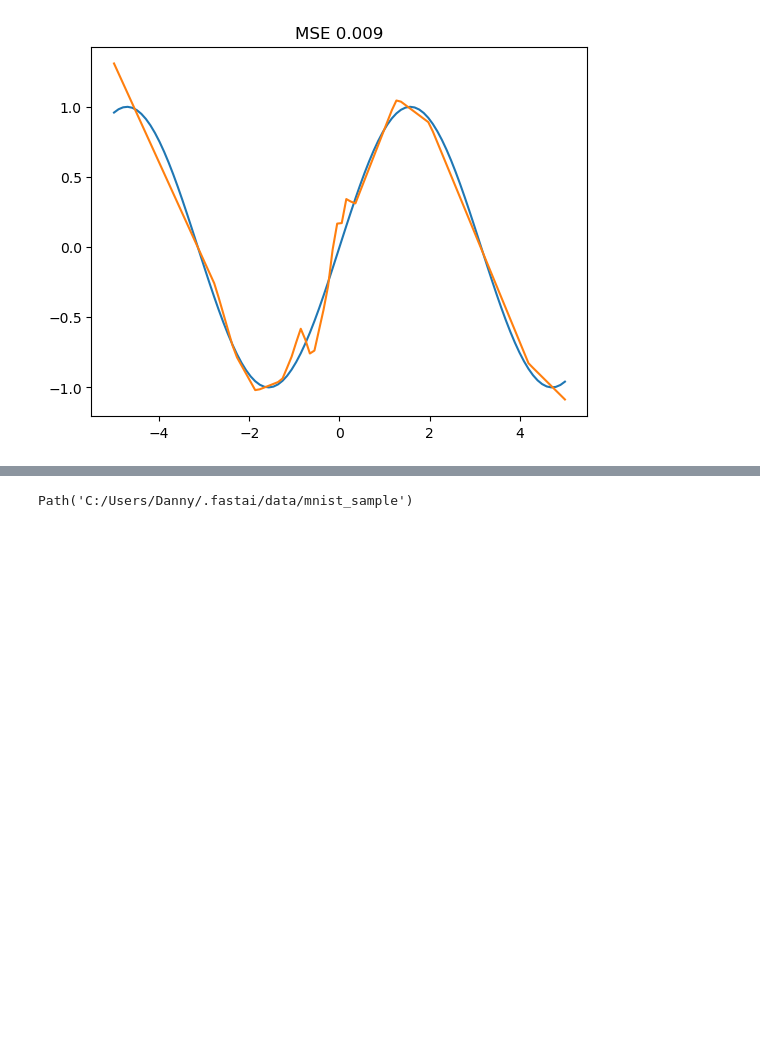
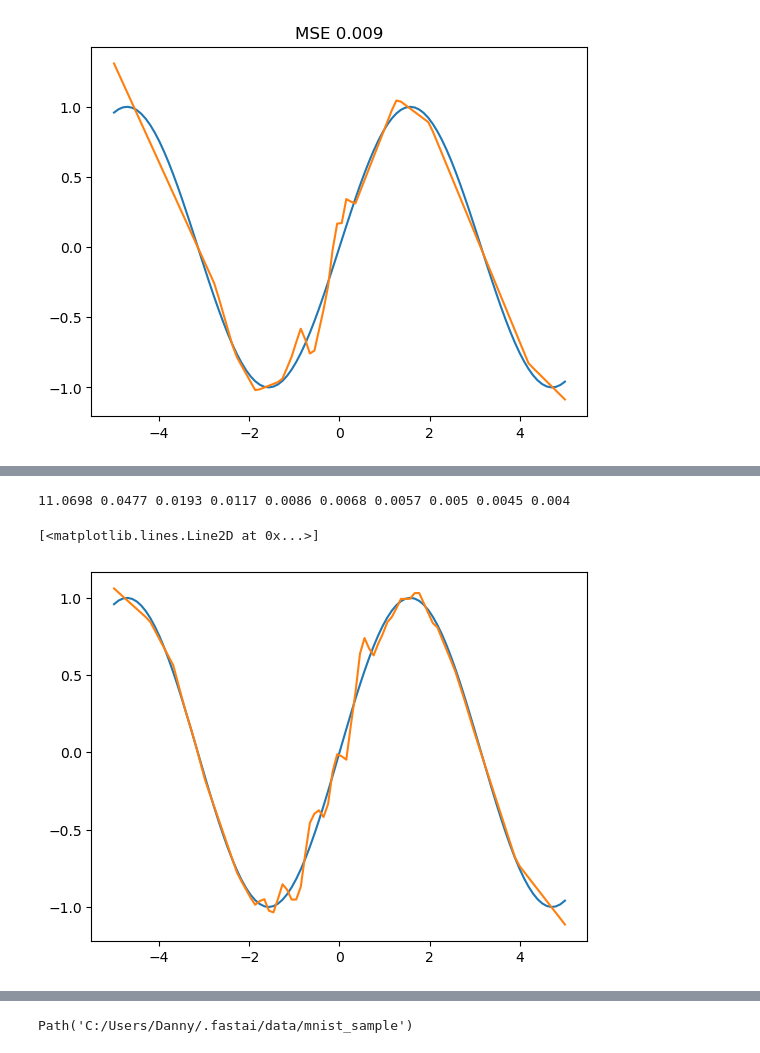
Before and after one commit to Daynil/course22, a Jupyter notebook: 04-experiments.ipynb, the cells around one changed output, grey strips where cells are left out. Cells and saved outputs as stored; diff of their text form; code cells hidden in the pictures; blank space fills up the shorter version.

```diff
--- a/04-experiments.ipynb
+++ b/04-experiments.ipynb
@@ -521,0 +534,79 @@ tensor(0.0098, grad_fn=<MeanBackward0>)
+# %%
+from math import isnan
+import torch.nn as nn
+from typing import Callable
+from typing import Iterable, Any
+
+
+def mean_squared_error(predictions: Tensor, targets: Tensor,):
+    return ((predictions - targets) ** 2).mean()
+
+# Note size is (input features, output features)
+def init_params(size):
+    return torch.randn(size, requires_grad=True)
+
+hidden_neurons = 100
+# Hidden layer weights/bias
+w1 = init_params((1, hidden_neurons))
+b1 = init_params(hidden_neurons)
+# Ouput weights/bias
+w2 = init_params((hidden_neurons, 1))
+b2 = init_params(1)
+
+# Note lack of validation set
+x = torch.linspace(-5, 5, 100)
+y = torch.sin(x)
+dataset = list(zip(x.unsqueeze(1), torch.sin(x).unsqueeze(1)))
+data_loader = DataLoader(dataset, batch_size=10)
+
+def simple_net(xb: Tensor):
+    # Hidden Layer 1 linear function
+    res = xb@w1 + b1
+    # Hidden Layer 1 nonlinear activation function
+    res = res.max(tensor(0.))
+    # Ouput layer linear function
+    res = res@w2 + b2
+    return res
+
+def calc_grad(xb: Tensor, yb: Tensor, model: Callable[[Tensor], Tensor]):
+    predictions = model(xb)
+    loss = mean_squared_error(predictions, yb)
+    loss.backward()
+
+def train_epoch(
+    model: Callable[[Tensor], Tensor],
+    learning_rate: float,
+    params: List[Tensor]
+):
+    for xb, yb in data_loader:
+        calc_grad(xb, yb, model)
+        for param in params:
+            param.data -= param.grad * learning_rate
+            param.grad.zero_()
+
+def batch_accuracy(xb: Tensor, yb: Tensor):
+    return mean_squared_error(xb, yb)
+    # predictions = xb.sigmoid()
+    # correct = (predictions > 0.5).float() == yb
+    # return correct.float().mean()
+
+def validate_epoch(model: Callable[[Tensor], Tensor]):
+    accuracies = [batch_accuracy(model(xb), yb) for xb, yb in data_loader]
+    return round(torch.stack(accuracies).mean().item(), 4)
+
+def train_model(model, epochs):
+    for epoch in range(epochs):
+        train_epoch(model, 0.0001, [w1, b1, w2, b2])
+        accuracy = validate_epoch(model)
+        if epoch % 1000 == 0 or epoch == 0:
+            print(accuracy, end=' ')
+
+train_model(simple_net, 10000)
+
+plt.plot(x, y)
+# plt.title(f"MSE {round(loss_function(actual, prediction).item(), 3)}")
+plt.plot(x, simple_net(x.unsqueeze(1)).detach().numpy())
+# %% [output]
+11.0698 0.0477 0.0193 0.0117 0.0086 0.0068 0.0057 0.005 0.0045 0.004
+[<matplotlib.lines.Line2D at 0x...>]
+[figure, added]
```
Also changed, not shown: parts of 10 cells of this notebook.
